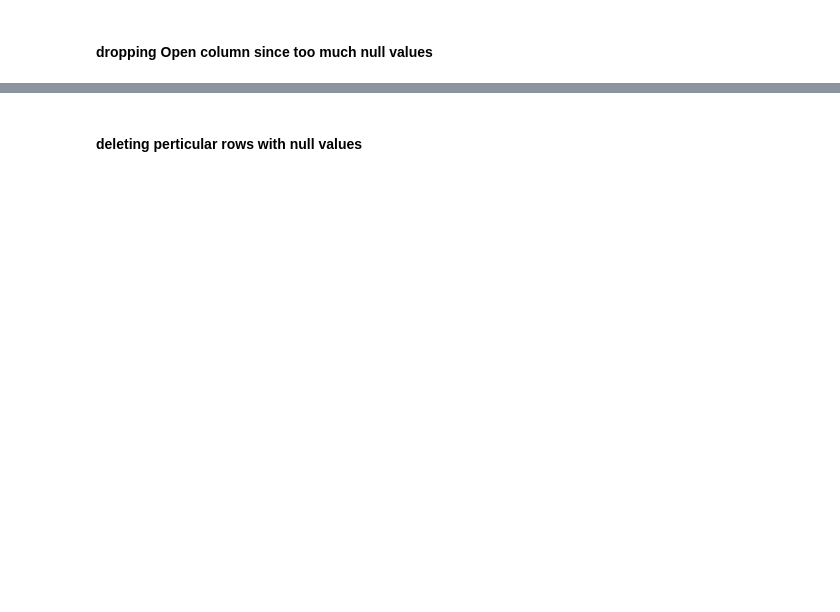
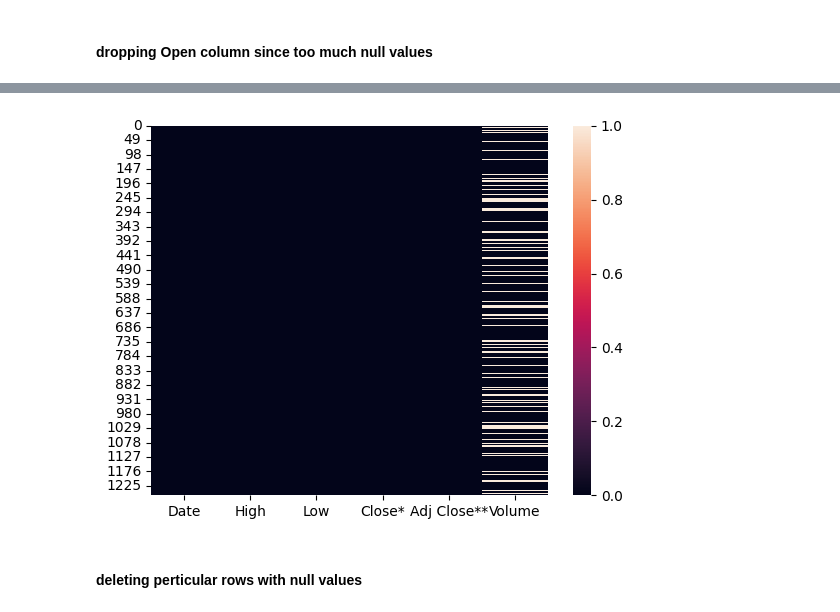
Before and after one commit to Ken-Kanike/ML, a Jupyter notebook: WsCubeTech/p2.ipynb, the cells around one changed output, grey strips where cells are left out. Drawn from its saved outputs; the diff is of its cells as text; code cells hidden in the pictures; blank space fills up the shorter version.

```diff
--- a/WsCubeTech/p2.ipynb
+++ b/WsCubeTech/p2.ipynb
@@ -59,9 +59,11 @@ dataset.drop(columns=['Open']) # deletes column and returns new dataset , does n
 | 1257 | May 01, 2018 | 24117.29 | 23808.19 | 24099.05 | 24099.05 | 380070000.0 |
 1258 rows × 6 columns
 # %%
-dataset.drop(columns=['Open'], inplace= True)  #permenantly deletes col from dataset
+#dataset.drop(columns=['Open'], inplace= True)  #permenantly deletes col from dataset
 sns.heatmap(dataset.isnull())
 plt.show()
+# %% [output]
+[figure, added]
 # %% [markdown]
 #### deleting perticular rows with null values
 # %%
```
Also changed, not shown: parts of 6 cells of this notebook, 2 other files.
